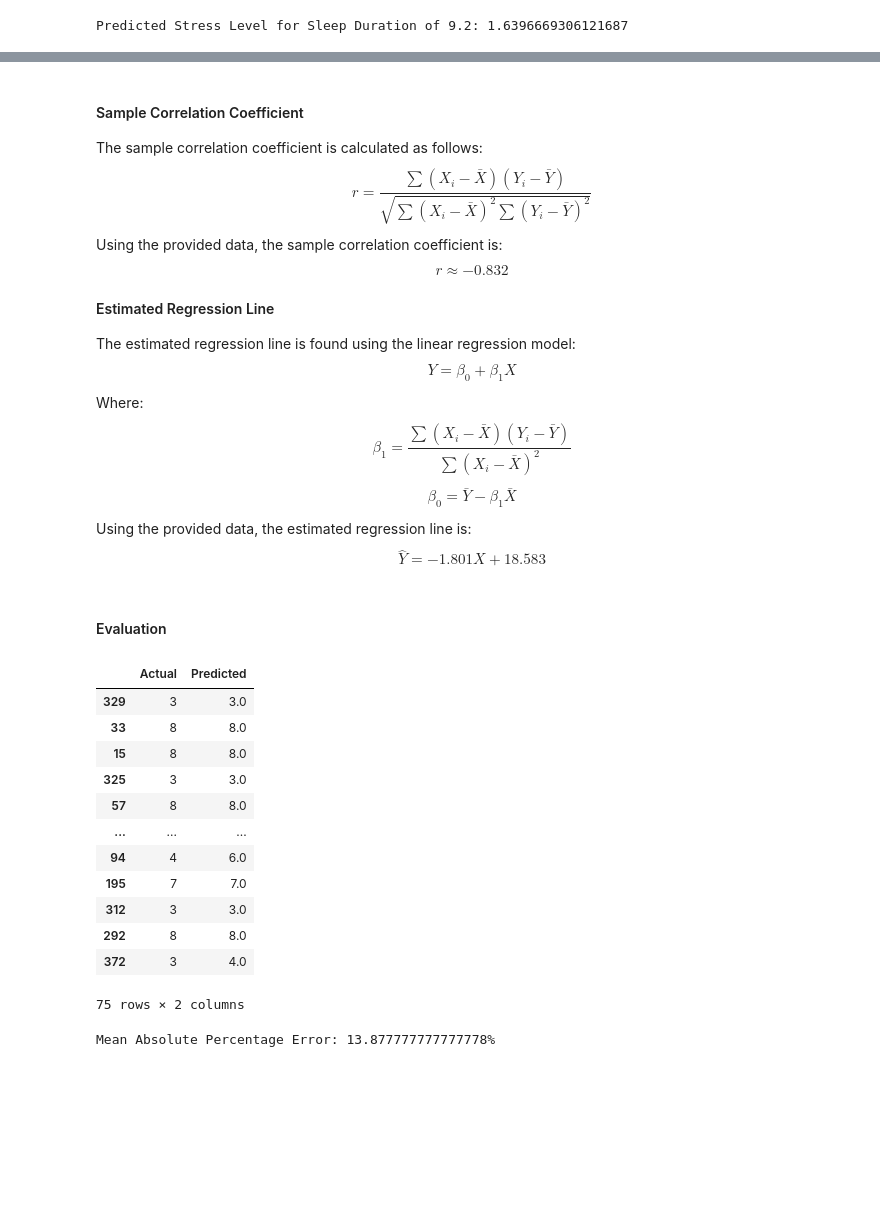
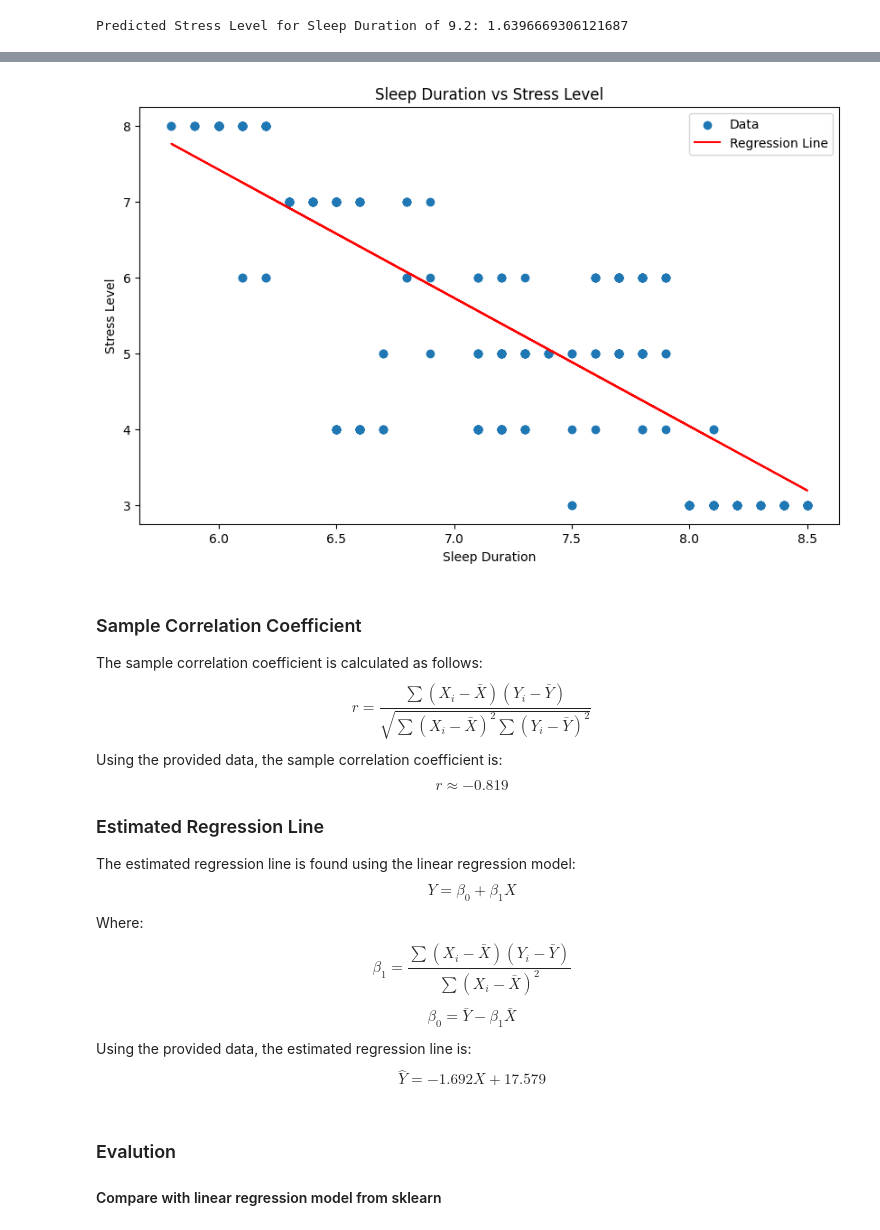
Before and after one commit to thangthewinner/MAS291_Project, a Jupyter notebook: project.ipynb, the cells around one changed output, grey strips where cells are left out. Saved outputs shown, nothing was run; the diff lists cells and outputs as text; code cells hidden in the pictures; blank space fills up the shorter version.

```diff
--- a/project.ipynb
+++ b/project.ipynb
@@ -472,15 +465,27 @@ Regression Line: Y = -1.801668950920351X + 18.583143942679683
+# %%
+# Plot the data and the regression line
+plt.figure(figsize=(10, 6))
+plt.scatter(X, Y, label='Data')
+plt.plot(X, slope*X + intercept, color='red', label='Regression Line')
+plt.xlabel('Sleep Duration')
+plt.ylabel('Stress Level')
+plt.title('Sleep Duration vs Stress Level')
+plt.legend()
+plt.show()
+# %% [output]
+[figure, added]
 # %% [markdown]
-#### Sample Correlation Coefficient
+### Sample Correlation Coefficient
 The sample correlation coefficient is calculated as follows:
 $$
 r = \frac{\sum{(X_i - \bar{X})(Y_i - \bar{Y})}}{\sqrt{\sum{(X_i - \bar{X})^2} \sum{(Y_i - \bar{Y})^2}}}
 $$
 Using the provided data, the sample correlation coefficient is:
 $$
-r \approx -0.832
+r \approx -0.819
 $$
 
-#### Estimated Regression Line
+### Estimated Regression Line
 The estimated regression line is found using the linear regression model:
 $$
 Y = \beta_0 + \beta_1 X
@@ -494,43 +499,8 @@ $$
 $$
 Using the provided data, the estimated regression line is:
 $$
-\hat{Y} = -1.801X + 18.583
+\hat{Y} = -1.692X + 17.579
 $$
-# %% [markdown]
-#### Evaluation
-# %%
-# Create actual and predicted values
-actual = Y_test
-predicted = model.predict(X_test)
-
-# round to 0 decimal places
-predicted = np.round(predicted, 0)
-
-# Create a DataFrame for comparison
-comparison = pd.DataFrame({'Actual': actual, 'Predicted': predicted})
-comparison
-# %% [output]
-|  | Actual | Predicted |
-| 329 | 3 | 3.0 |
-| 33 | 8 | 8.0 |
-| 15 | 8 | 8.0 |
-| 325 | 3 | 3.0 |
-| 57 | 8 | 8.0 |
-| ... | ... | ... |
-| 94 | 4 | 6.0 |
-| 195 | 7 | 7.0 |
-| 312 | 3 | 3.0 |
-| 292 | 8 | 8.0 |
-| 372 | 3 | 4.0 |
-75 rows × 2 columns
-# %%
-# mape function
-def mean_absolute_percentage_error(y_true, y_pred):
-    y_true, y_pred = np.array(y_true), np.array(y_pred)
-    return np.mean(np.abs((y_true - y_pred) / y_true)) * 100
-
-# Calculate the mean absolute percentage error
-mape = mean_absolute_percentage_error(actual, predicted)
-print(f'Mean Absolute Percentage Error: {mape}%')
-# %% [output]
-Mean Absolute Percentage Error: 13.877777777777778%
+# %% [markdown]
+### Evalution
+#### Compare with linear regression model from sklearn
```
Also changed, not shown: parts of 16 cells of this notebook, 1 other file.
